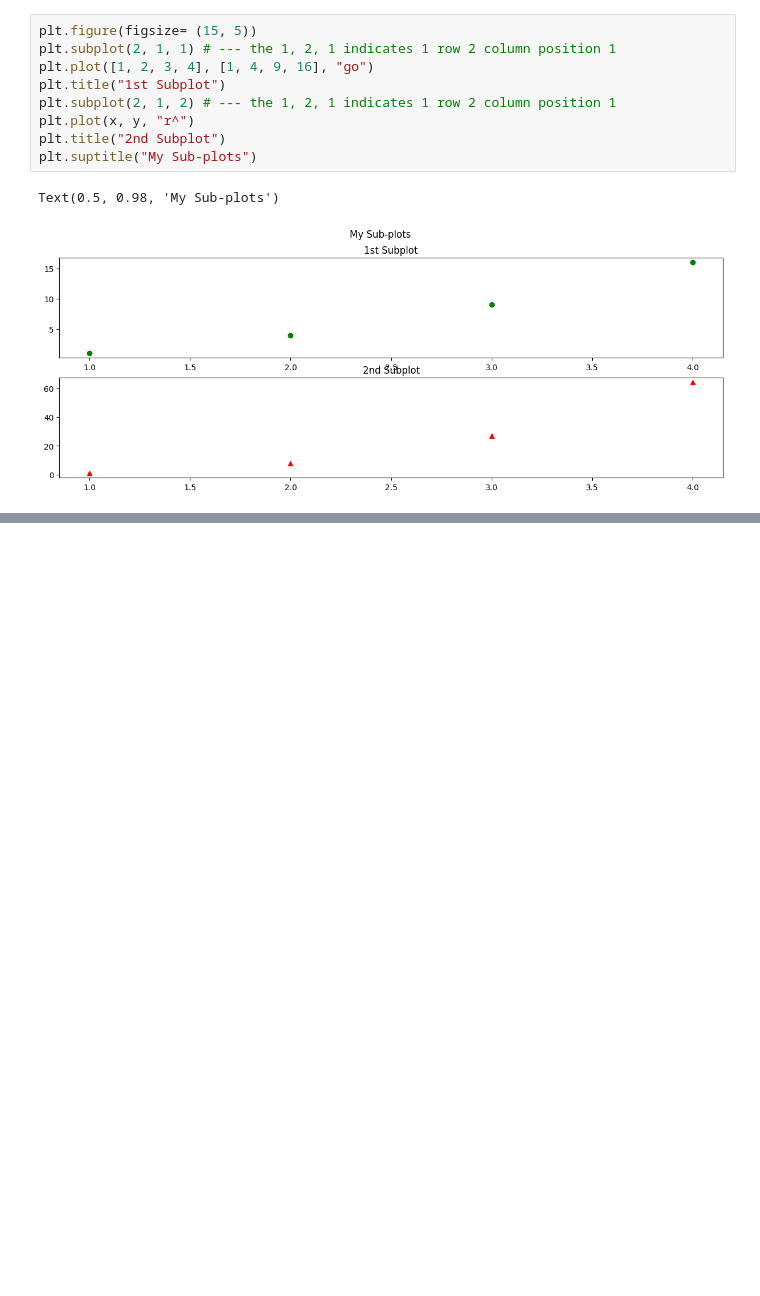
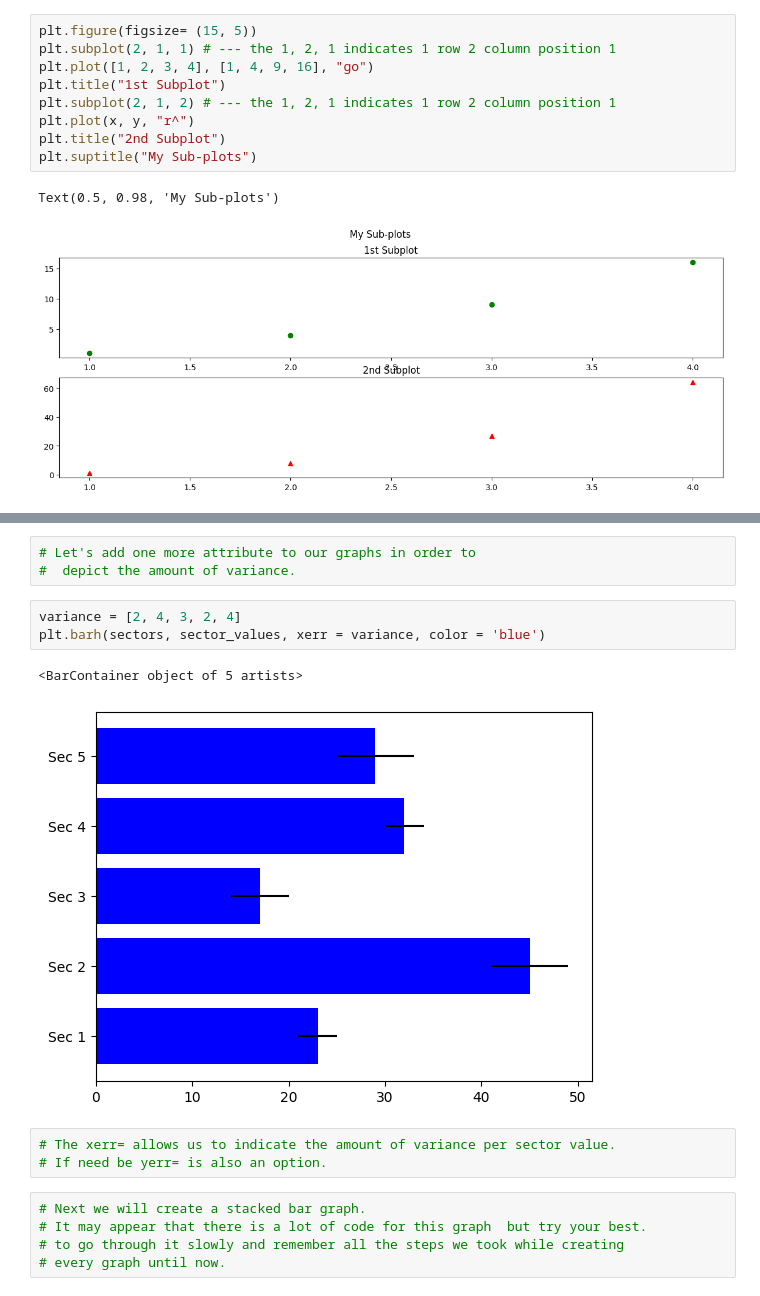
Before and after one commit to gr8bipin/python_basics_finance, a Jupyter notebook: matplotlib_for_python.ipynb, the cells around one changed output, grey strips where cells are left out. Drawn from its saved outputs; the diff is of its cells as text; blank space fills up the shorter version.

```diff
--- a/matplotlib_for_python.ipynb
+++ b/matplotlib_for_python.ipynb
@@ -355,0 +390,17 @@ Text(0.5, 0.98, 'My Sub-plots')
+# %%
+# Let's add one more attribute to our graphs in order to
+#  depict the amount of variance.
+# %%
+variance = [2, 4, 3, 2, 4]
+plt.barh(sectors, sector_values, xerr = variance, color = 'blue')
+# %% [output]
+<BarContainer object of 5 artists>
+[figure, added]
+# %%
+# The xerr= allows us to indicate the amount of variance per sector value.
+# If need be yerr= is also an option.
+# %%
+# Next we will create a stacked bar graph.
+# It may appear that there is a lot of code for this graph  but try your best.
+# to go through it slowly and remember all the steps we took while creating
+# every graph until now.
```
Also changed, not shown: parts of 9 cells of this notebook.
